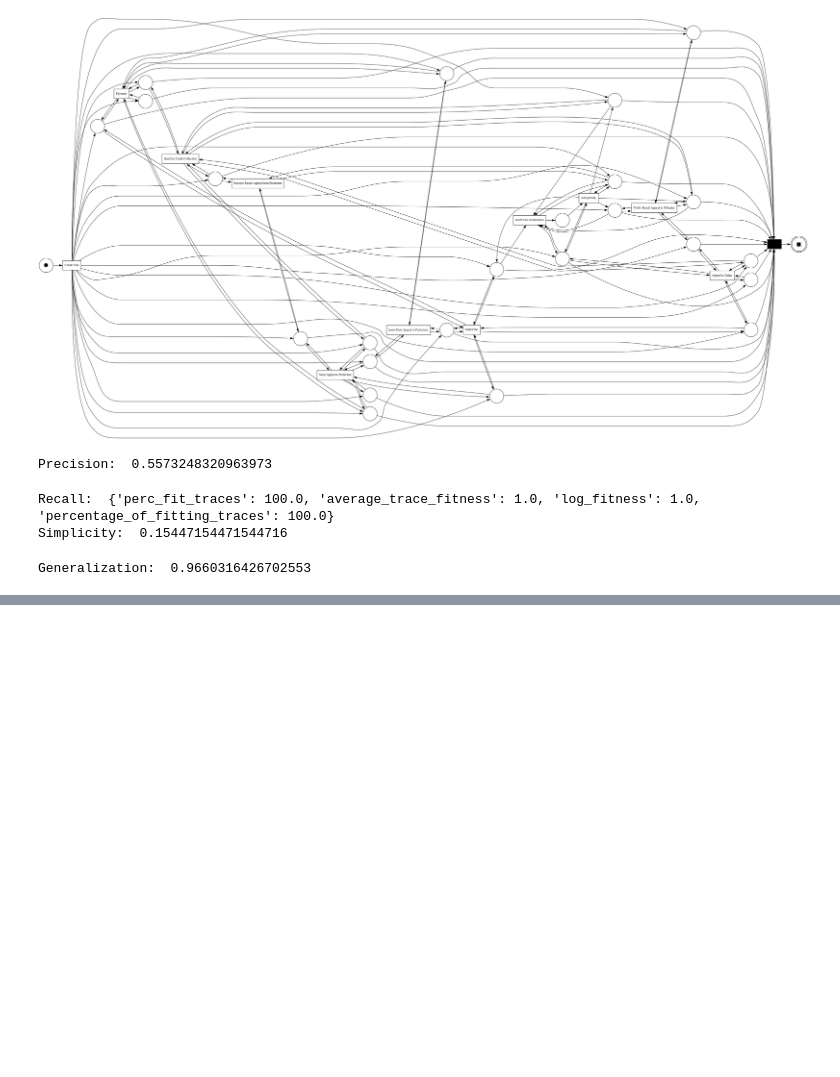
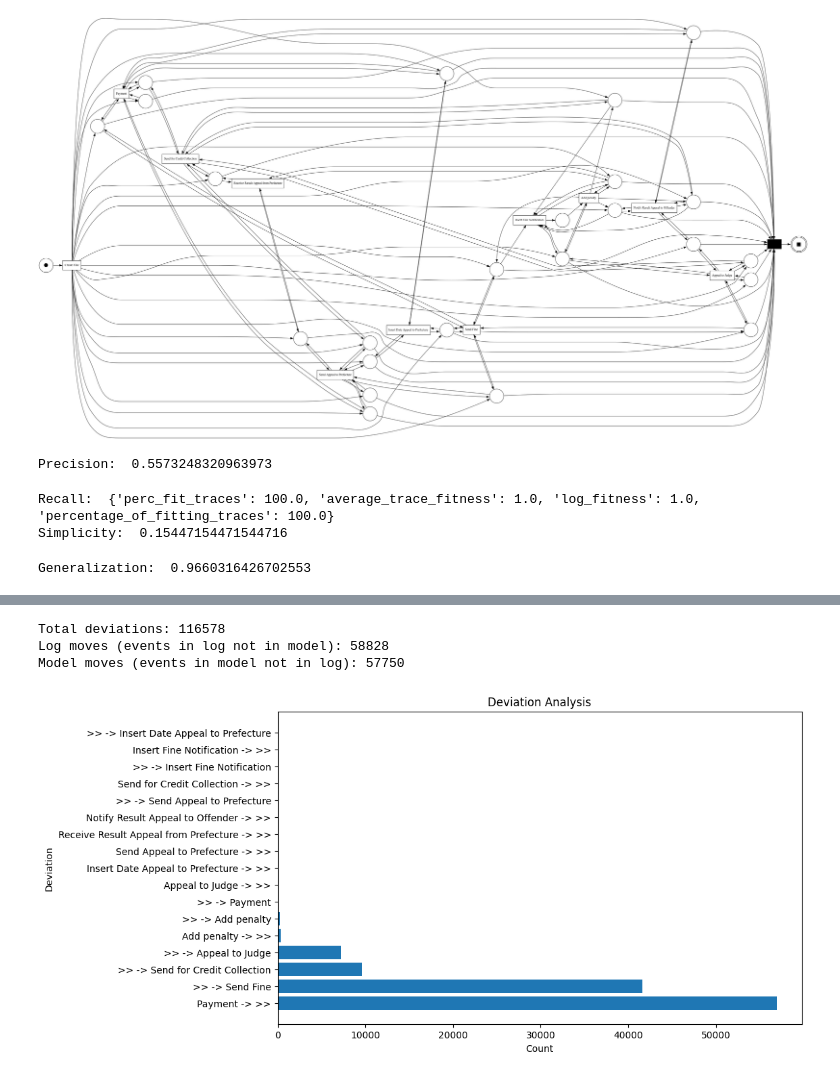
Before and after one commit to Ale-Dili/Progetto_BIS, a Jupyter notebook: process_discovery.ipynb, the cells around one changed output, grey strips where cells are left out. Drawn from its saved outputs; the diff is of its cells as text; code cells hidden in the pictures; blank space fills up the shorter version.

```diff
--- a/process_discovery.ipynb
+++ b/process_discovery.ipynb
@@ -156,0 +168,3 @@ Generalization:  0.9660316426702553
+# %%
+
+aligned_traces= pm4py.conformance_diagnostics_alignments(log_df, net_heu, im_heu, fm_heu)
@@ -156,0 +182,40 @@ Generalization:  0.9660316426702553
+# %%
+deviations = []
+
+#extract deviations
+for trace in aligned_traces:
+    for step in trace['alignment']:
+        if step[0] != step[1] and step[0] != None and step[1] != None:
+            deviations.append(step)
+
+# Statistiche delle deviazioni
+num_deviations = len(deviations)
+num_log_moves = sum(1 for step in deviations if step[0] == '>>')
+num_model_moves = sum(1 for step in deviations if step[1] == '>>')
+
+print(f'Total deviations: {num_deviations}')
+print(f'Log moves (events in log not in model): {num_log_moves}')
+print(f'Model moves (events in model not in log): {num_model_moves}')
+
+# Visualizzazione delle deviazioni
+import matplotlib.pyplot as plt
+import pandas as pd
+
+# Creare un DataFrame per le deviazioni
+deviations_df = pd.DataFrame(deviations, columns=['Model Move', 'Log Move'])
+
+# Contare le occorrenze delle deviazioni
+deviation_counts = deviations_df.value_counts().reset_index(name='Count')
+
+# Visualizzare le deviazioni
+plt.figure(figsize=(10, 6))
+plt.barh(deviation_counts['Model Move'] + ' -> ' + deviation_counts['Log Move'], deviation_counts['Count'])
+plt.xlabel('Count')
+plt.ylabel('Deviation')
+plt.title('Deviation Analysis')
+plt.show()
+# %% [output]
+Total deviations: 116578
+Log moves (events in log not in model): 58828
+Model moves (events in model not in log): 57750
+[figure, added]
```
Also changed, not shown: parts of 31 cells of this notebook, 1 other file.
